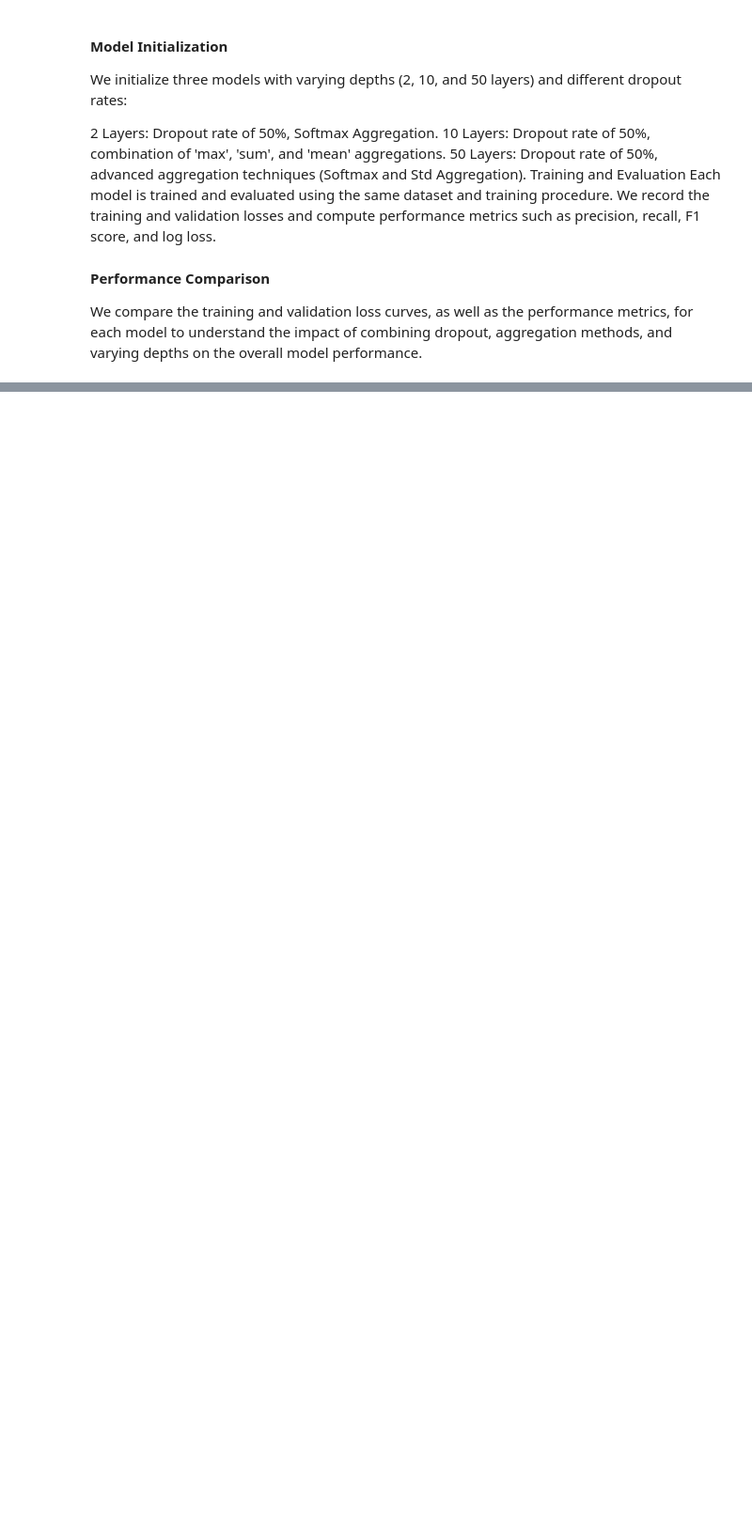
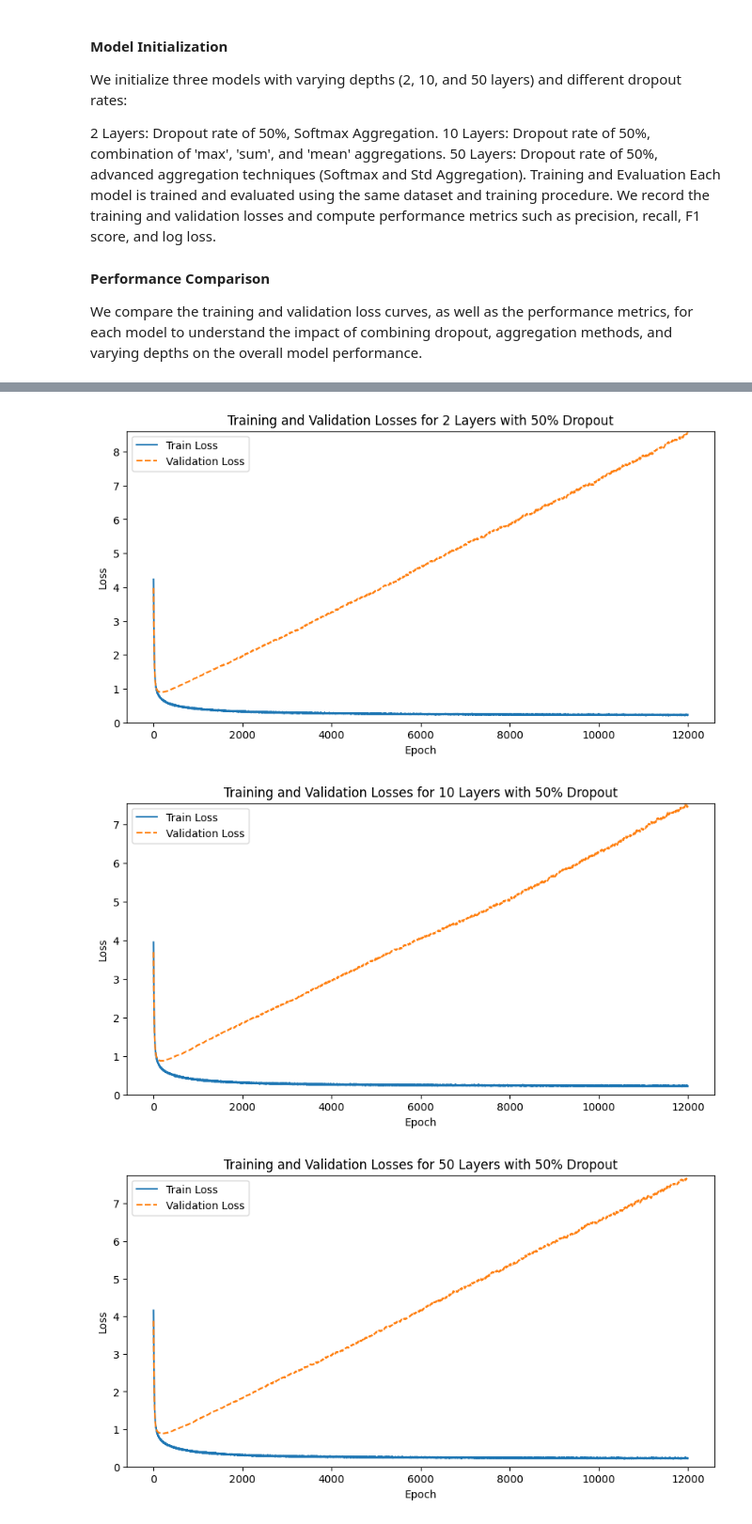
Before and after one commit to shreya-s17/gnns_in_action, a Jupyter notebook: Chapter_3_using_Subgraph.ipynb, the cells around one changed output, grey strips where cells are left out. Shown at 94% size. Cells and saved outputs as stored; diff of their text form; code cells hidden in the pictures; blank space fills up the shorter version.

```diff
--- a/Chapter_3_using_Subgraph.ipynb
+++ b/Chapter_3_using_Subgraph.ipynb
@@ -2234,7 +2842,7 @@ def train_and_evaluate(model, data, device, optimizer, criterion, epochs):
 
             preds = torch.argmax(out[data.test_mask], dim=1)
             labels = data.y[data.test_mask].to(device)
-            precision, recall, f1_score, _ = precision_recall_fscore_support(labels.cpu(), preds.cpu(), average='macro')
+            precision, recall, f1_score, _ = precision_recall_fscore_support(labels.cpu(), preds.cpu(), average='macro', zero_division=0)
 
             # Update best metrics
             if f1_score > best_metrics['f1_score']:
@@ -2265,33 +2873,37 @@ def plot_losses(train_losses, val_losses, best_metrics, title):
     #          verticalalignment='center', transform=plt.gca().transAxes, fontsize=10, bbox=dict(facecolor='white', alpha=0.5))
     plt.show()
 
 # Initialize and train models as before, then plot with the new `plot_losses` function including best metrics annotations.
 
 # Initialize models with 50% dropout
 device = torch.device('cuda' if torch.cuda.is_available() else 'cpu')
 model_2_layers = GCNWithCustomDropout(subset_graph.num_features, 64, dataset.num_classes, 2, dropout_rate=.5, aggr= SoftmaxAggregation()).to(device)
 model_10_layers = GCNWithCustomDropout(subset_graph.num_features, 64, dataset.num_classes, 2, dropout_rate=0.5, aggr=['max', 'sum', 'mean']).to(device)
 model_50_layers = GCNWithCustomDropout(subset_graph.num_features, 64, dataset.num_classes, 2, dropout_rate=0.50, aggr=[SoftmaxAggregation(), StdAggregation() ] ).to(device)
 
 # Create optimizers and criterion
 optimizer_2 = torch.optim.Adam(model_2_layers.parameters(), lr=0.005)
 optimizer_10 = torch.optim.Adam(model_10_layers.parameters(), lr=0.005)
 optimizer_50 = torch.optim.Adam(model_50_layers.parameters(), lr=0.005)
 criterion = torch.nn.CrossEntropyLoss()
 
 # Train and evaluate each model
 train_losses_2, val_losses_2, best_metrics_2 = train_and_evaluate(model_2_layers, subset_graph, device, optimizer_2, criterion, 12000)
 train_losses_10, val_losses_10 , best_metrics_10= train_and_evaluate(model_10_layers, subset_graph, device, optimizer_10, criterion, 12000)
 train_losses_50, val_losses_50 , best_metrics_50 = train_and_evaluate(model_50_layers, subset_graph, device, optimizer_50, criterion, 12000)
 
 # Plot the losses with aligned axes
 max_loss = max(max(train_losses_2 + val_losses_2), max(train_losses_10 + val_losses_10), max(train_losses_50 + val_losses_50))
 
 
 # Plot the losses
 plot_losses(train_losses_2, val_losses_2, best_metrics_2, "Training and Validation Losses for 2 Layers with 50% Dropout")
 plot_losses(train_losses_10, val_losses_10, best_metrics_10, "Training and Validation Losses for 10 Layers with 50% Dropout")
 plot_losses(train_losses_50, val_losses_50, best_metrics_50, "Training and Validation Losses for 50 Layers with 50% Dropout")
+# %% [output]
+[figure, added]
+[figure, added]
+[figure, added]
 # %%
 import torch
 import torch.nn.functional as F
```
Also changed, not shown: parts of 49 cells of this notebook.
